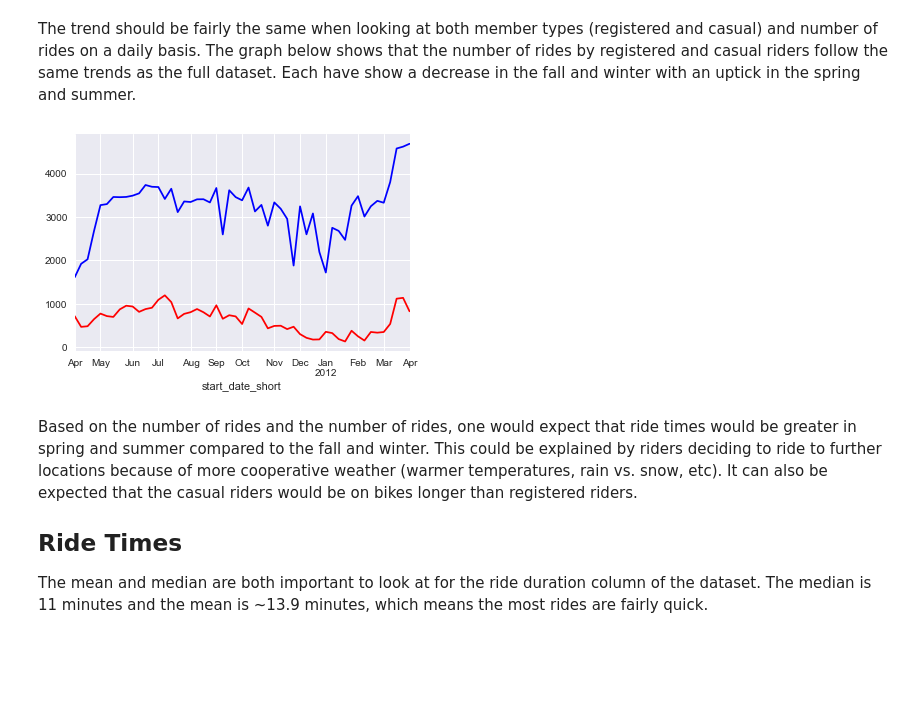
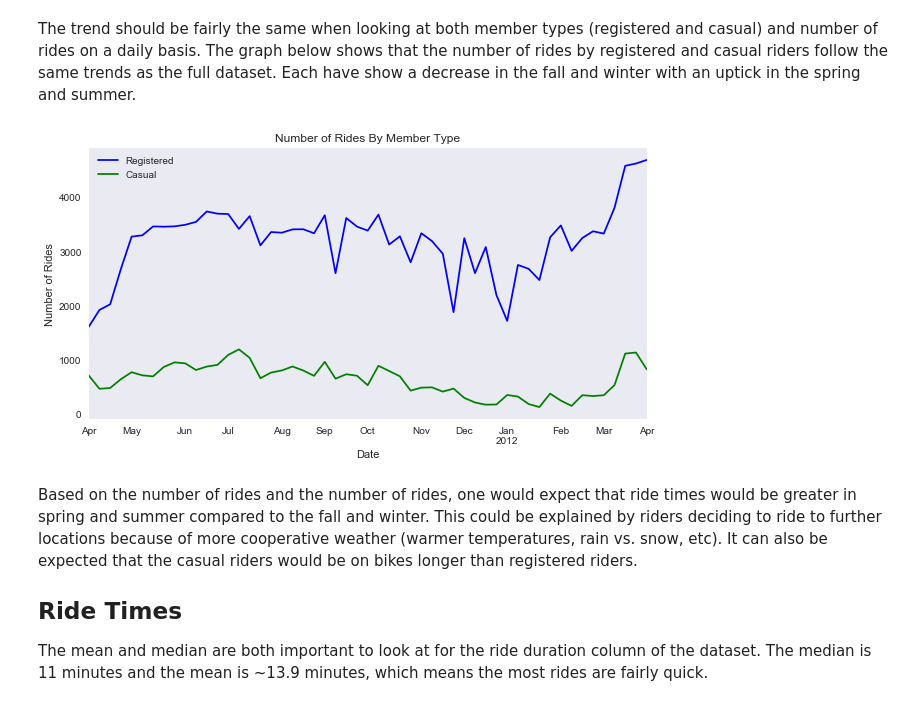
Before and after one commit to mcassi17/Capstone_Data_Investigation, a Jupyter notebook: Data_Investigation_Report.ipynb, the cells around one changed output. Cells and saved outputs as stored; diff of their text form; code cells hidden in the pictures; blank space fills up the shorter version.

```diff
--- a/Data_Investigation_Report.ipynb
+++ b/Data_Investigation_Report.ipynb
@@ -75,15 +137,17 @@ plt.show()
 # %% [markdown]
 The trend should be fairly the same when looking at both member types (registered and casual) and number of rides on a daily basis. The graph below shows that the number of rides by registered and casual riders follow the same trends as the full dataset. Each have show a decrease in the fall and winter with an uptick in the spring and summer.
-# %%
-bikeshare_reg = bikeshare[bikeshare['Member Type'] == 'Registered']
-bikeshare_cas = bikeshare[bikeshare['Member Type'] == 'Casual']
-bikeshare_count_reg = bikeshare_reg.groupby(['start_date_short'])['mnth'].count()
-bikeshare_count_cas = bikeshare_cas.groupby(['start_date_short'])['mnth'].count()
-bikeshare_count_reg.resample('1W').mean().plot(c='blue')
-bikeshare_count_cas.resample('1W').mean().plot(c='red')
-plt.show()
-# %% [output]
-[figure, removed]
+# %%
+plt.figure(figsize=(10, 5))
+bikeshare_count_reg.resample('1W').mean().plot(c='blue', label='Registered')
+bikeshare_count_cas.resample('1W').mean().plot(c='green', label='Casual')
+plt.grid(False)
+plt.xlabel('Date')
+plt.ylabel('Number of Rides')
+plt.title('Number of Rides By Member Type')
+plt.legend()
+plt.show()
+# %% [output]
+[figure, added]
 # %% [markdown]
 Based on the number of rides and the number of rides, one would expect that ride times would be greater in spring and summer compared to the fall and winter. This could be explained by riders deciding to ride to further locations because of more cooperative weather (warmer temperatures, rain vs. snow, etc). It can also be expected that the casual riders would be on bikes longer than registered riders.
 
```
Also changed, not shown: parts of 49 cells of this notebook, 2 other files.
